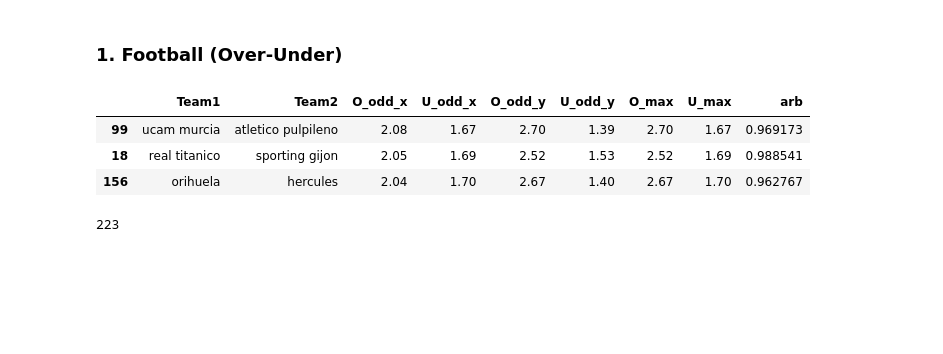
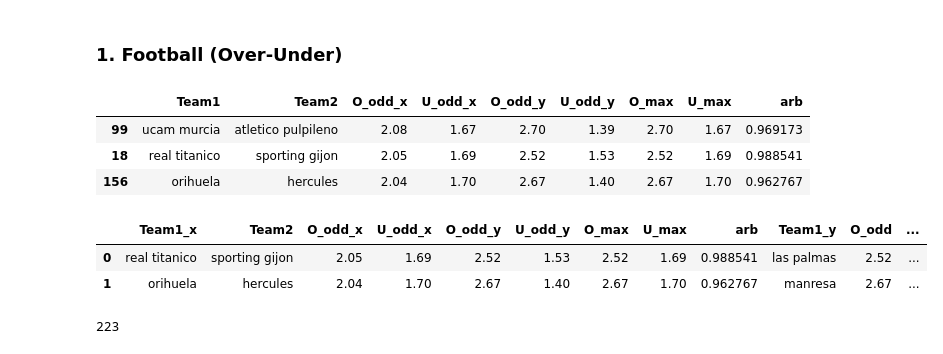
Before and after one commit to panagiotisgia/arbitage_betting, a Jupyter notebook: calc.ipynb, the cells around one changed output. Cells and saved outputs as stored; diff of their text form; code cells hidden in the pictures; blank space fills up the shorter version.

```diff
--- a/calc.ipynb
+++ b/calc.ipynb
@@ -124,3 +128,14 @@ result_df
+# %%
+# if team2_x diaforo to team2_y tote einai lathos but dont examine exactly
+
+test_merge_1 = pd.merge(result_df, novibet_o_u, left_on = ['Team2','O_odd_x'], right_on = ['Team2','O_odd'], how='inner')
+test_merge_2 = pd.merge(result_df, stoiximan_o_u, left_on = ['Team2','O_odd_y'], right_on = ['Team2','O_odd'], how='inner')
+# %%
+test_merge_2
+# %% [output]
+|  | Team1_x | Team2 | O_odd_x | U_odd_x | O_odd_y | U_odd_y | O_max | U_max | arb | Team1_y | O_odd | ... |
+| 0 | real titanico | sporting gijon | 2.05 | 1.69 | 2.52 | 1.53 | 2.52 | 1.69 | 0.988541 | las palmas | 2.52 | ... |
+| 1 | orihuela | hercules | 2.04 | 1.70 | 2.67 | 1.40 | 2.67 | 1.70 | 0.962767 | manresa | 2.67 | ... |
 # %%
 from fuzzywuzzy import fuzz
 
```
Also changed, not shown: parts of 1 cell of this notebook.
